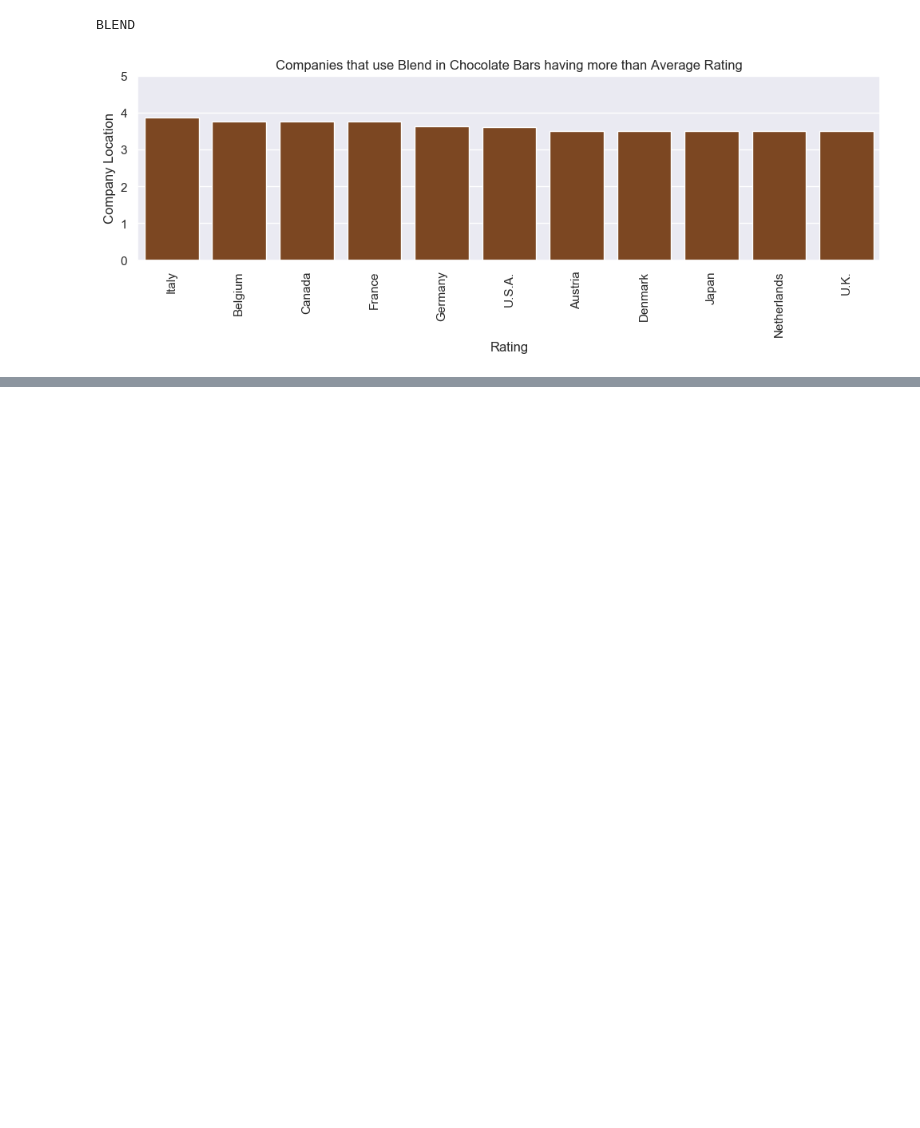
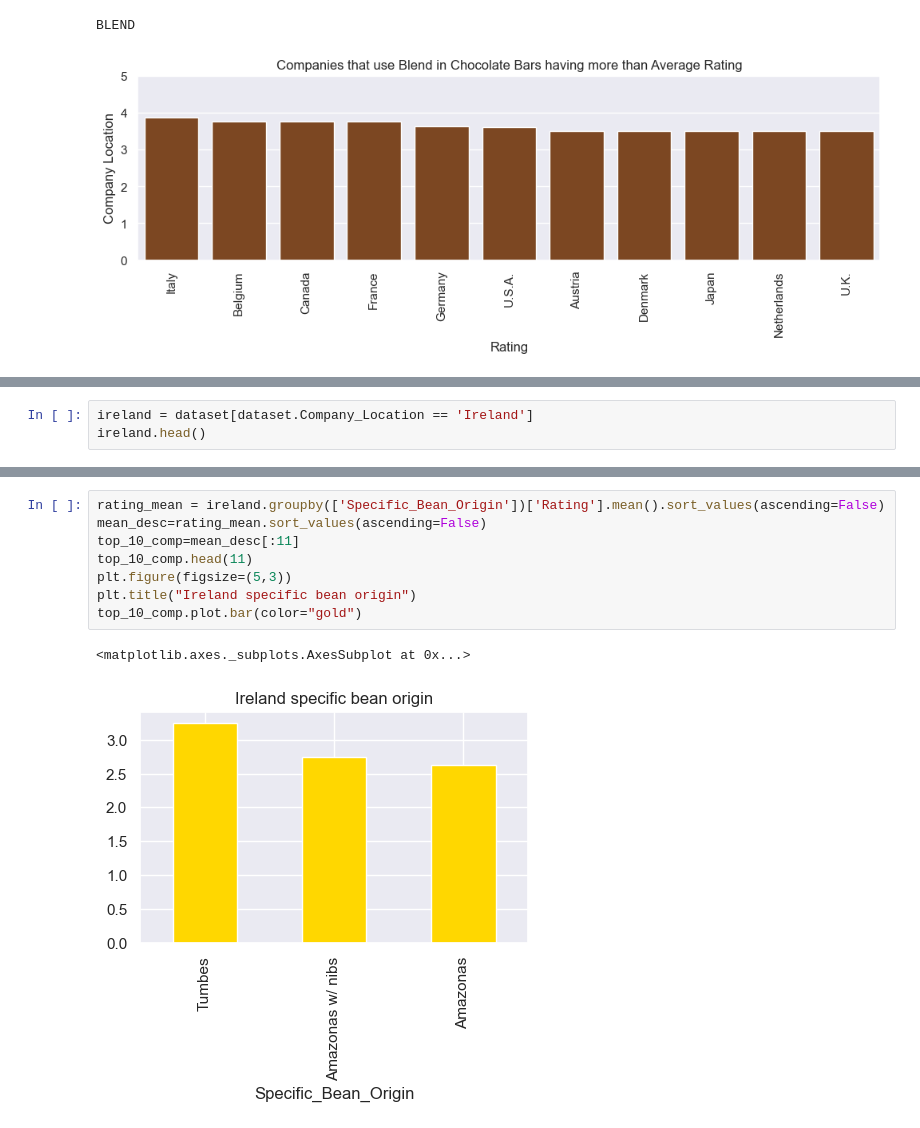
Before and after one commit to Tanu7896/Deepika-Mahato-, a Jupyter notebook: July_Chocolate_Day_EDA_Viz/Chocolate_Bar_Rating_EDA_Viz.ipynb, the cells around one changed output, grey strips where cells are left out. Drawn from its saved outputs; the diff is of its cells as text; blank space fills up the shorter version.

Commit message:
Adding EDA on Ireland

```diff
--- a/July_Chocolate_Day_EDA_Viz/Chocolate_Bar_Rating_EDA_Viz.ipynb
+++ b/July_Chocolate_Day_EDA_Viz/Chocolate_Bar_Rating_EDA_Viz.ipynb
@@ -568,0 +592,3 @@ BLEND
+# %%
+ireland = dataset[dataset.Company_Location == 'Ireland']
+ireland.head()
@@ -568,0 +608,11 @@ BLEND
+# %%
+rating_mean = ireland.groupby(['Specific_Bean_Origin'])['Rating'].mean().sort_values(ascending=False)
+mean_desc=rating_mean.sort_values(ascending=False)
+top_10_comp=mean_desc[:11]
+top_10_comp.head(11)
+plt.figure(figsize=(5,3))
+plt.title("Ireland specific bean origin")
+top_10_comp.plot.bar(color="gold")
+# %% [output]
+<matplotlib.axes._subplots.AxesSubplot at 0x...>
+[figure, added]
```
Also changed, not shown: parts of 11 cells of this notebook, 2 other files.
